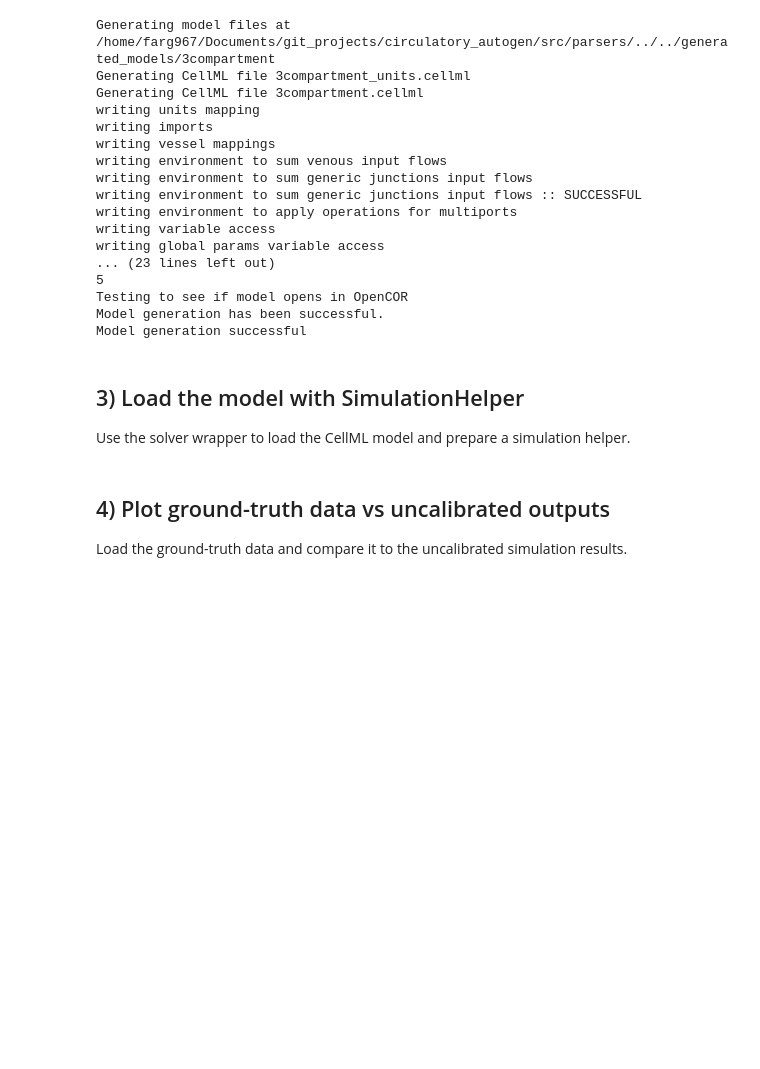
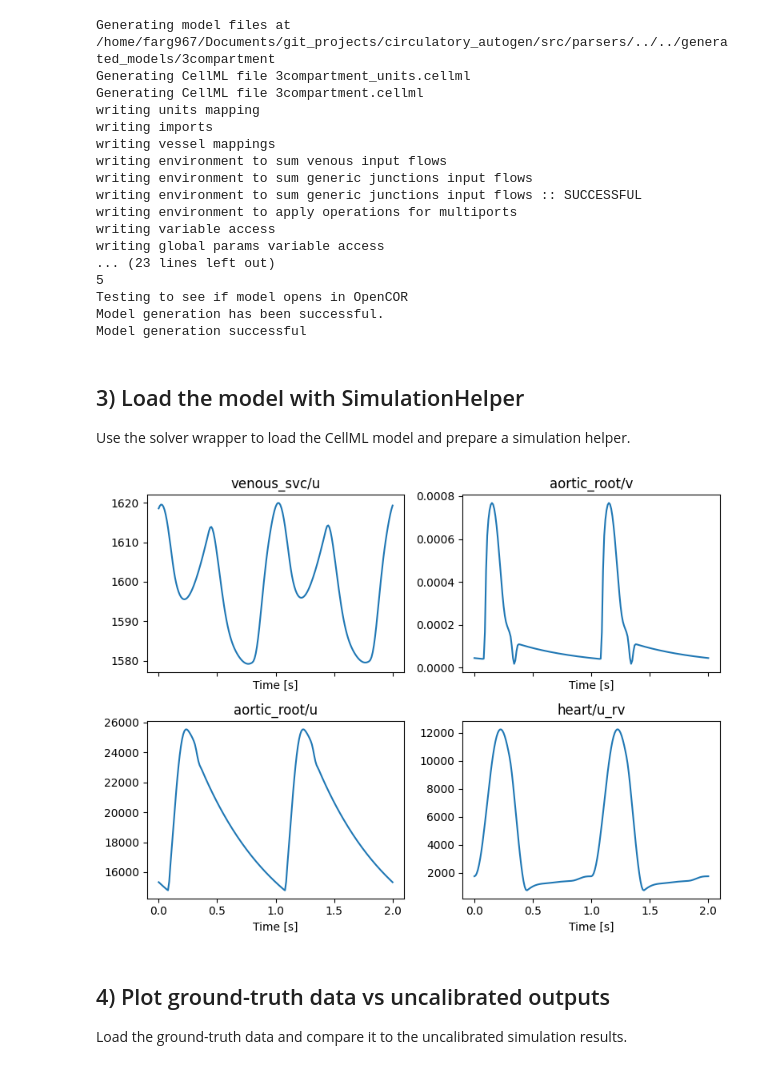
Before and after one commit to FinbarArgus/circulatory_autogen, a Jupyter notebook: tutorial/interactive/generation_and_calibration.ipynb, the cells around one changed output. Saved outputs shown, nothing was run; the diff lists cells and outputs as text; code cells hidden in the pictures; blank space fills up the shorter version.

```diff
--- a/tutorial/interactive/generation_and_calibration.ipynb
+++ b/tutorial/interactive/generation_and_calibration.ipynb
@@ -78,18 +83,16 @@ Paths done
 - The exported file is typically saved to `~/Downloads`.
 - Note the exported filename (e.g., `3compartment.cellml`).
 # %%
-
+from utilities.utility_funcs import get_default_inp_data_dict
 # Model identifiers
 file_prefix = "3compartment"
 input_param_file = f"{file_prefix}_parameters.csv"
 
-# Base user inputs (extend as needed later)
-inp_data_dict= {
-    "file_prefix": file_prefix,
-    "input_param_file": input_param_file,
-    "resources_dir": str(resources_dir),
-}
+# Base user inputs (this shows all the settings that can be changed)
+inp_data_dict = get_default_inp_data_dict(file_prefix, input_param_file, resources_dir)
 
 print('inp_data_dict set')
+import pprint
+pprint.pprint(inp_data_dict)
 # %% [output]
 inp_data_dict set
@@ -126,53 +145,41 @@ Model generation successful
 
 Use the solver wrapper to load the CellML model and prepare a simulation helper.
 # %%
-from solver_wrappers import get_simulation_helper
+from solver_wrappers import get_simulation_helper_from_inp_data_dict
 
 # Simulation settings
-sim_time = 2.0
-pre_time = 20.0 # simulate for 20 seconds to get to periodic steady state
-solver = inp_data_dict.get("solver")
-solver_info = inp_data_dict.get("solver_info", {})
+inp_data_dict["sim_time"] = 2 # the 2 seconds we care about
+inp_data_dict["pre_time"] = 20.0 # simulate for 20 seconds to get to periodic steady state
 
-SimHelper = get_simulation_helper(
-    solver=solver,
-    model_type=inp_data_dict.get("model_type"),
-    model_path=str(model_path),
-)
-
-sim_helper = SimHelper(
-    str(model_path),
-    dt=inp_data_dict["dt"],
-    sim_time=sim_time,
-    solver_info=solver_info,
-    pre_time=pre_time,
-)
+sim_helper = get_simulation_helper_from_inp_data_dict(inp_data_dict)
 
 # Run once and plot a few representative variables
 sim_helper.run()
 variables_to_plot = [
     "venous_svc/u",
     "aortic_root/v",
     "aortic_root/u",
     "heart/u_rv",
 ]
 
 y = sim_helper.get_results(variables_to_plot, flatten=True)
-t = sim_helper.tSim - pre_time
+t = sim_helper.get_time()
 
 plot_dir = Path(param_id_output_dir) / "quicklooks"
 plot_dir.mkdir(parents=True, exist_ok=True)
 
 fig, axs = plt.subplots(2, 2, sharex=True, figsize=(8, 6))
 axs = axs.flatten()
 for idx, (ax, series, name) in enumerate(zip(axs, y, variables_to_plot)):
     ax.plot(t, series)
     ax.set_title(name)
     ax.set_xlabel("Time [s]")
 
 plt.tight_layout()
 plt.savefig(plot_dir / "uncalibrated_outputs.png")
 plt.show()
+# %% [output]
+[figure, added]
 # %% [markdown]
 ## 4) Plot ground-truth data vs uncalibrated outputs
 
```
Also changed, not shown: parts of 3 cells of this notebook, 9 other files.
